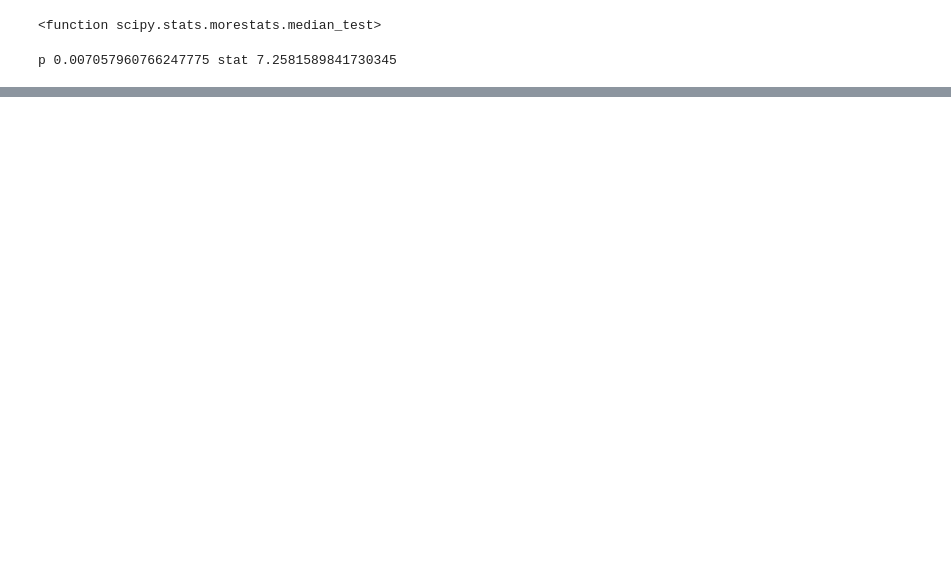
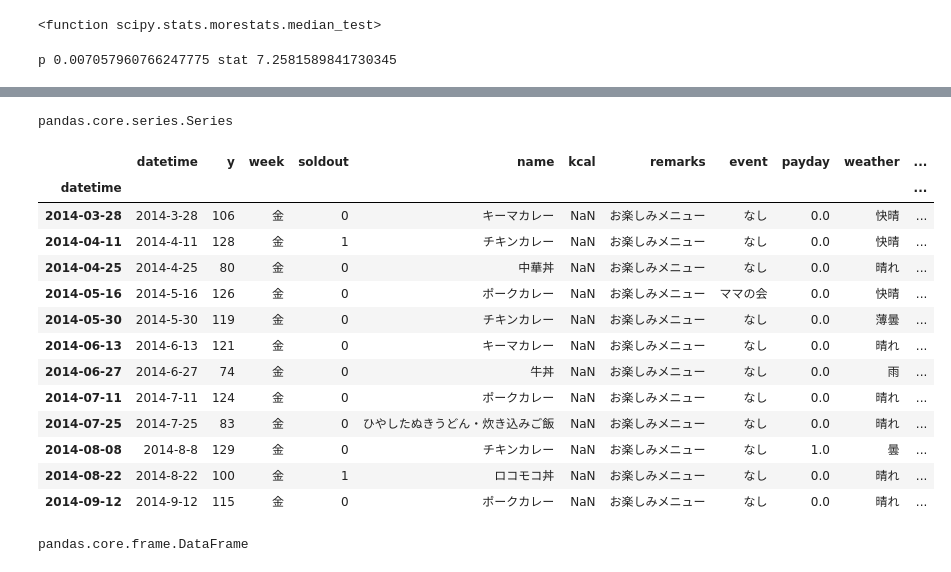
Before and after one commit to hiro106/signate-bento-sales-prediction, a Jupyter notebook: bento_demand_prediction_signate.ipynb, the cells around one changed output, grey strips where cells are left out. Saved outputs shown, nothing was run; the diff lists cells and outputs as text; code cells hidden in the pictures; blank space fills up the shorter version.

```diff
--- a/bento_demand_prediction_signate.ipynb
+++ b/bento_demand_prediction_signate.ipynb
@@ -955,0 +993,25 @@ p 0.007057960766247775 stat 7.2581589841730345
+# %%
+type(train[train["remarks"]=="お楽しみメニュー"]["y"])
+# %% [output]
+pandas.core.series.Series
+# %%
+train[train["remarks"]=="お楽しみメニュー"]
+# %% [output]
+|  | datetime | y | week | soldout | name | kcal | remarks | event | payday | weather | ... |
+| datetime |  |  |  |  |  |  |  |  |  |  | ... |
+| 2014-03-28 | 2014-3-28 | 106 | 金 | 0 | キーマカレー | NaN | お楽しみメニュー | なし | 0.0 | 快晴 | ... |
+| 2014-04-11 | 2014-4-11 | 128 | 金 | 1 | チキンカレー | NaN | お楽しみメニュー | なし | 0.0 | 快晴 | ... |
+| 2014-04-25 | 2014-4-25 | 80 | 金 | 0 | 中華丼 | NaN | お楽しみメニュー | なし | 0.0 | 晴れ | ... |
+| 2014-05-16 | 2014-5-16 | 126 | 金 | 0 | ポークカレー | NaN | お楽しみメニュー | ママの会 | 0.0 | 快晴 | ... |
+| 2014-05-30 | 2014-5-30 | 119 | 金 | 0 | チキンカレー | NaN | お楽しみメニュー | なし | 0.0 | 薄曇 | ... |
+| 2014-06-13 | 2014-6-13 | 121 | 金 | 0 | キーマカレー | NaN | お楽しみメニュー | なし | 0.0 | 晴れ | ... |
+| 2014-06-27 | 2014-6-27 | 74 | 金 | 0 | 牛丼 | NaN | お楽しみメニュー | なし | 0.0 | 雨 | ... |
+| 2014-07-11 | 2014-7-11 | 124 | 金 | 0 | ポークカレー | NaN | お楽しみメニュー | なし | 0.0 | 晴れ | ... |
+| 2014-07-25 | 2014-7-25 | 83 | 金 | 0 | ひやしたぬきうどん・炊き込みご飯 | NaN | お楽しみメニュー | なし | 0.0 | 晴れ | ... |
+| 2014-08-08 | 2014-8-8 | 129 | 金 | 0 | チキンカレー | NaN | お楽しみメニュー | なし | 1.0 | 曇 | ... |
+| 2014-08-22 | 2014-8-22 | 100 | 金 | 1 | ロコモコ丼 | NaN | お楽しみメニュー | なし | 0.0 | 晴れ | ... |
+| 2014-09-12 | 2014-9-12 | 115 | 金 | 0 | ポークカレー | NaN | お楽しみメニュー | なし | 0.0 | 晴れ | ... |
+# %%
+type(train[train["remarks"]=="お楽しみメニュー"])
+# %% [output]
+pandas.core.frame.DataFrame
```
Also changed, not shown: parts of 8 cells of this notebook.
